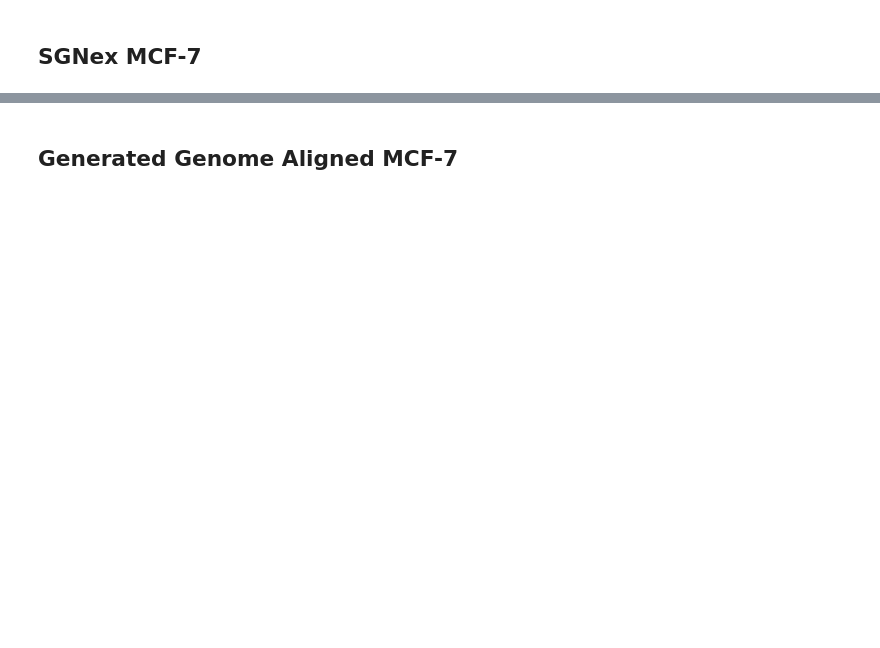
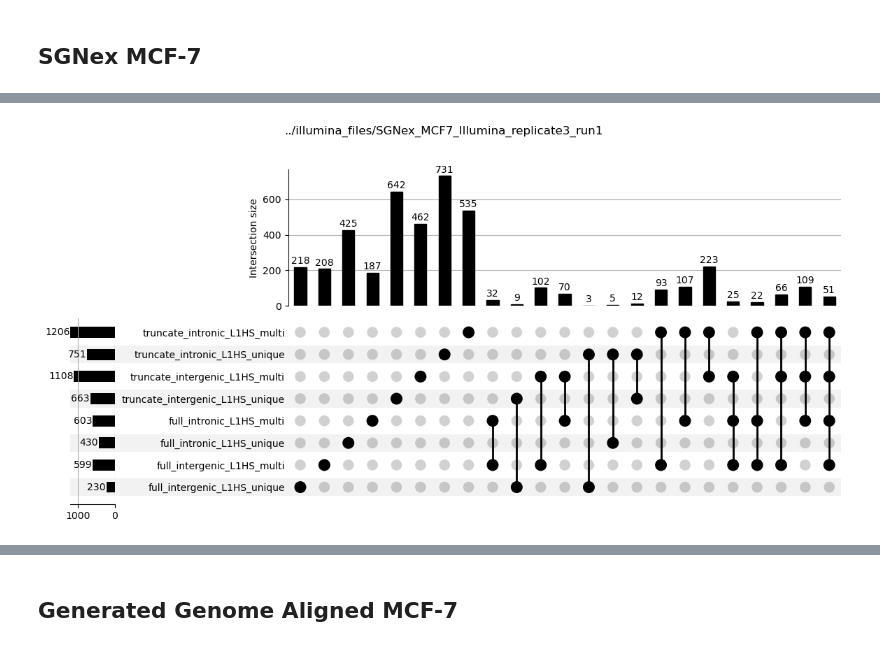
Before and after one commit to gage-lab/bulk_te_bench, a Jupyter notebook: analysis/upset/20240422_short_reads.ipynb, the cells around one changed output, grey strips where cells are left out. Saved outputs shown, nothing was run; the diff lists cells and outputs as text; code cells hidden in the pictures; blank space fills up the shorter version.

```diff
--- a/analysis/upset/20240422_short_reads.ipynb
+++ b/analysis/upset/20240422_short_reads.ipynb
@@ -25,0 +55,31 @@ regions = [
+# %%
+ids = {}
+# get list of read_ids for each sample
+for cat in categories:
+    # if bed file is empty
+    if Path(f"{base_path}/{cat}.bed").stat().st_size == 0:
+        continue
+
+    if illumina:
+        readIDs = set(
+            pd.read_csv(f"{base_path}/{cat}.bed", sep="\t", header=None)[3]
+            .str[:-2]
+            .drop_duplicates()
+            .to_list()
+        )
+    else:
+        readIDs = set(
+            pd.read_csv(f"{base_path}/{cat}.bed", sep="\t", header=None)[3]
+            .drop_duplicates()
+            .to_list()
+        )
+
+    # iterate through reads and determine if unique or not
+    ids[cat + "_unique"] = []
+    ids[cat + "_multi"] = []
+
+    for read in readIDs:
+        if read in unique_reads:
+            ids[cat + "_unique"].append(read)
+        else:
+            ids[cat + "_multi"].append(read)
@@ -26,8 +117,8 @@ regions = [
 # %% [markdown]
 ## SGNex MCF-7
 # %%
-path = "../illumina_files/SGNex_MCF7_Illumina_replicate2_run1"
-readspath = "../illumina_files/SGNex_MCF7_Illumina_replicate2_run1/SGNex_MCF7_Illumina_replicate2_run1_unique_reads.txt"
+path = "../illumina_files/SGNex_MCF7_Illumina_replicate3_run1"
+readspath = "../illumina_files/SGNex_MCF7_Illumina_replicate3_run1/SGNex_MCF7_Illumina_replicate3_run1_unique_reads.txt"
 # %%
 make_a_plot(path, categories=L1_families, illumina=True)
 make_a_plot(path, categories=[cat + "_L1HS" for cat in regions], illumina=True)
@@ -33,0 +129,10 @@ make_a_plot(path, categories=[cat + "_L1HS" for cat in regions], illumina=True)
+# %%
+make_a_plot(
+    path,
+    categories=[cat + "_L1HS" for cat in regions],
+    seperate_unique_multi=True,
+    reads_path=readspath,
+    illumina=True,
+)
+# %% [output]
+[figure, added]
```
Also changed, not shown: parts of 13 cells of this notebook, 4 other files.
